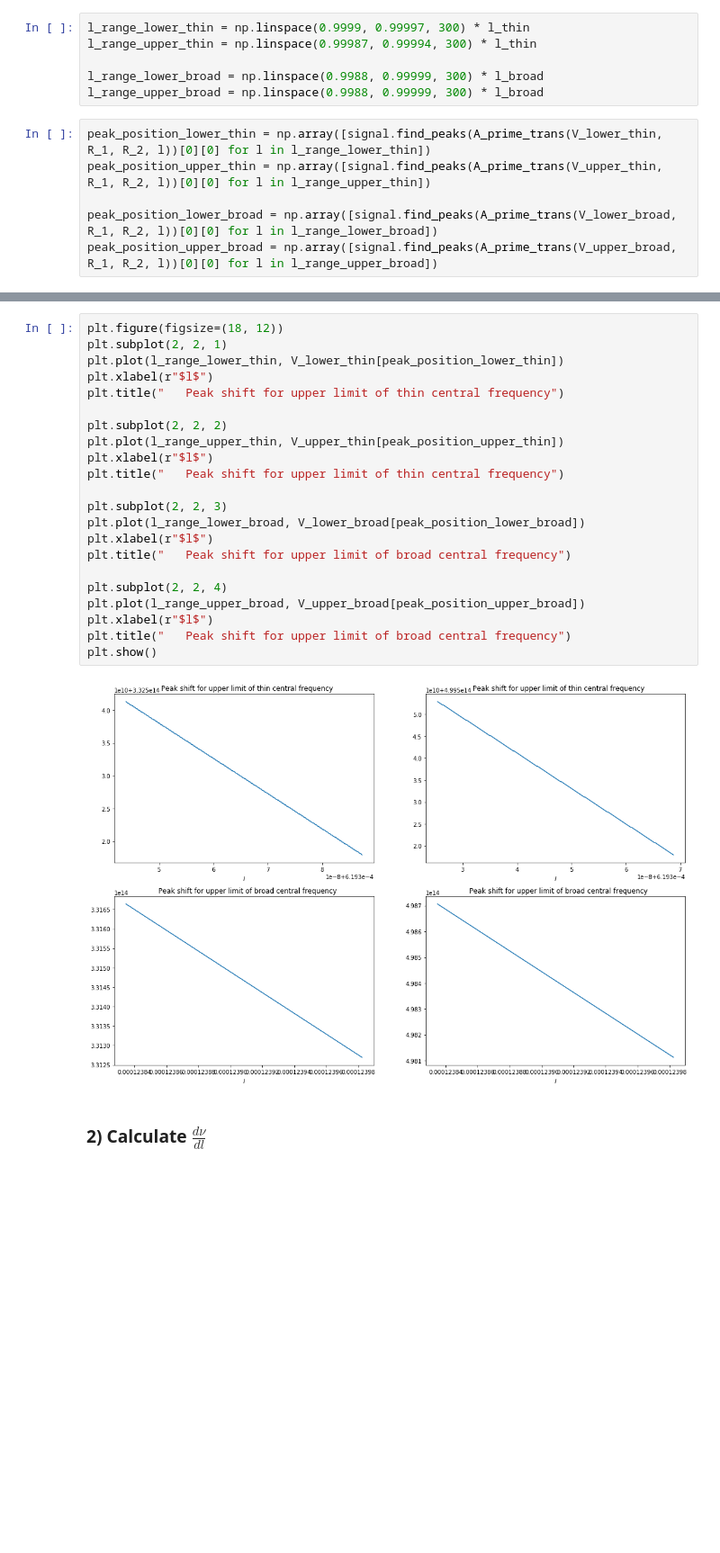
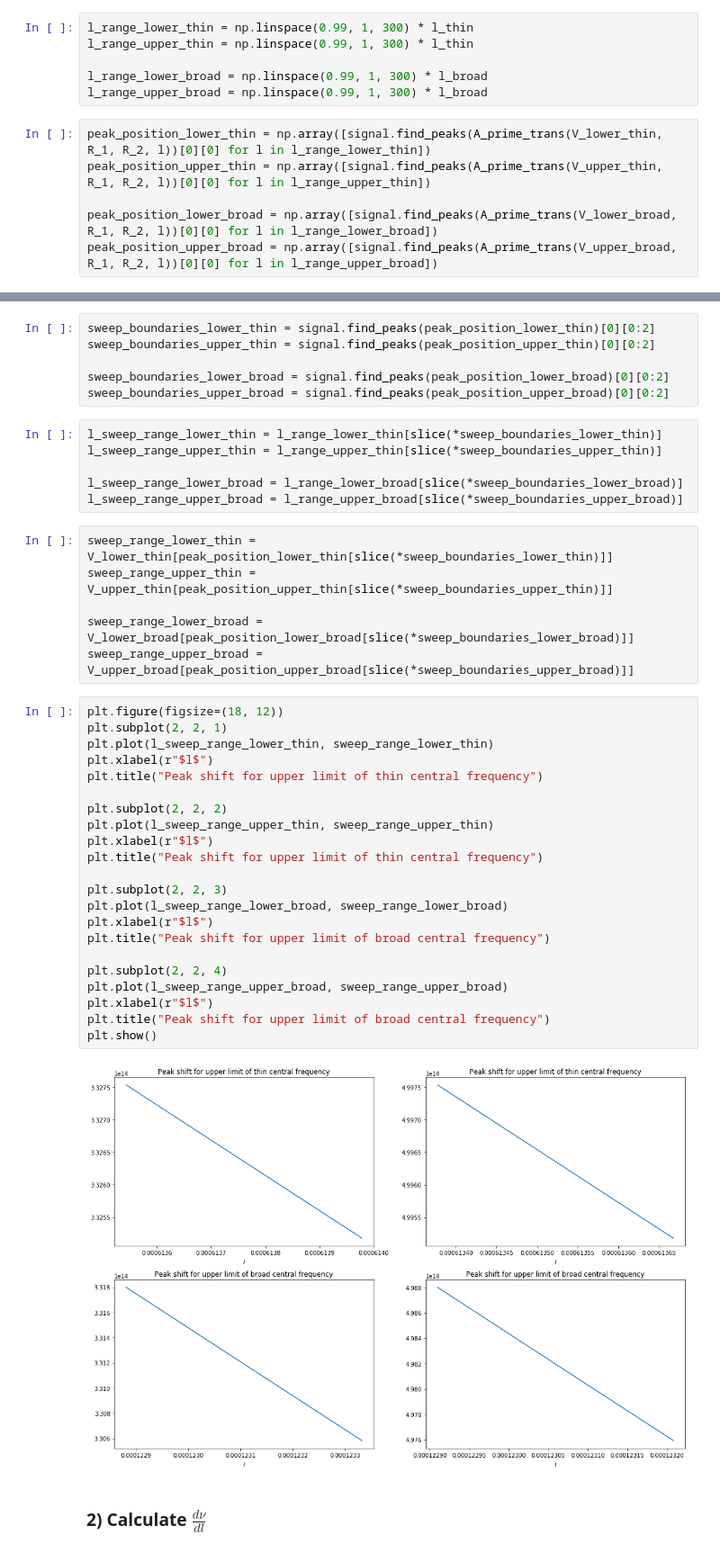
Before and after one commit to JKU-HFP/Sizing_Fabry_Perot_Interferometer, a Jupyter notebook: Sizing_Fabry_Perot_Interferometer.ipynb, the cells around one changed output, grey strips where cells are left out. Shown: that part at 90% size. Cells and saved outputs as stored; diff of their text form; blank space fills up the shorter version.

```diff
--- a/Sizing_Fabry_Perot_Interferometer.ipynb
+++ b/Sizing_Fabry_Perot_Interferometer.ipynb
@@ -283,11 +283,11 @@ V_upper_thin = np.linspace(*v_boundaries_upper_thin, number_of_points)
 V_lower_broad = np.linspace(*v_boundaries_lower_broad, number_of_points)
 V_upper_broad = np.linspace(*v_boundaries_upper_broad, number_of_points)
 # %%
-l_range_lower_thin = np.linspace(0.9999, 0.99997, 300) * l_thin
-l_range_upper_thin = np.linspace(0.99987, 0.99994, 300) * l_thin
+l_range_lower_thin = np.linspace(0.99, 1, 300) * l_thin
+l_range_upper_thin = np.linspace(0.99, 1, 300) * l_thin
 
-l_range_lower_broad = np.linspace(0.9988, 0.99999, 300) * l_broad
-l_range_upper_broad = np.linspace(0.9988, 0.99999, 300) * l_broad
+l_range_lower_broad = np.linspace(0.99, 1, 300) * l_broad
+l_range_upper_broad = np.linspace(0.99, 1, 300) * l_broad
 # %%
 peak_position_lower_thin = np.array([signal.find_peaks(A_prime_trans(V_lower_thin, R_1, R_2, l))[0][0] for l in l_range_lower_thin])
 peak_position_upper_thin = np.array([signal.find_peaks(A_prime_trans(V_upper_thin, R_1, R_2, l))[0][0] for l in l_range_upper_thin])
@@ -297,26 +299,44 @@ peak_position_upper_broad = np.array([signal.find_peaks(A_prime_trans(V_upper_br
+# %%
+sweep_boundaries_lower_thin = signal.find_peaks(peak_position_lower_thin)[0][0:2]
+sweep_boundaries_upper_thin = signal.find_peaks(peak_position_upper_thin)[0][0:2]
+
+sweep_boundaries_lower_broad = signal.find_peaks(peak_position_lower_broad)[0][0:2]
+sweep_boundaries_upper_broad = signal.find_peaks(peak_position_upper_broad)[0][0:2]
+# %%
+l_sweep_range_lower_thin = l_range_lower_thin[slice(*sweep_boundaries_lower_thin)]
+l_sweep_range_upper_thin = l_range_upper_thin[slice(*sweep_boundaries_upper_thin)]
+
+l_sweep_range_lower_broad = l_range_lower_broad[slice(*sweep_boundaries_lower_broad)]
+l_sweep_range_upper_broad = l_range_upper_broad[slice(*sweep_boundaries_upper_broad)]
+# %%
+sweep_range_lower_thin = V_lower_thin[peak_position_lower_thin[slice(*sweep_boundaries_lower_thin)]]
+sweep_range_upper_thin = V_upper_thin[peak_position_upper_thin[slice(*sweep_boundaries_upper_thin)]]
+
+sweep_range_lower_broad = V_lower_broad[peak_position_lower_broad[slice(*sweep_boundaries_lower_broad)]]
+sweep_range_upper_broad = V_upper_broad[peak_position_upper_broad[slice(*sweep_boundaries_upper_broad)]]
 # %%
 plt.figure(figsize=(18, 12))
 plt.subplot(2, 2, 1)
-plt.plot(l_range_lower_thin, V_lower_thin[peak_position_lower_thin])
+plt.plot(l_sweep_range_lower_thin, sweep_range_lower_thin)
 plt.xlabel(r"$l$")
-plt.title("   Peak shift for upper limit of thin central frequency")
+plt.title("Peak shift for upper limit of thin central frequency")
 
 plt.subplot(2, 2, 2)
-plt.plot(l_range_upper_thin, V_upper_thin[peak_position_upper_thin])
+plt.plot(l_sweep_range_upper_thin, sweep_range_upper_thin)
 plt.xlabel(r"$l$")
-plt.title("   Peak shift for upper limit of thin central frequency")
+plt.title("Peak shift for upper limit of thin central frequency")
 
 plt.subplot(2, 2, 3)
-plt.plot(l_range_lower_broad, V_lower_broad[peak_position_lower_broad])
+plt.plot(l_sweep_range_lower_broad, sweep_range_lower_broad)
 plt.xlabel(r"$l$")
-plt.title("   Peak shift for upper limit of broad central frequency")
+plt.title("Peak shift for upper limit of broad central frequency")
 
 plt.subplot(2, 2, 4)
-plt.plot(l_range_upper_broad, V_upper_broad[peak_position_upper_broad])
+plt.plot(l_sweep_range_upper_broad, sweep_range_upper_broad)
 plt.xlabel(r"$l$")
-plt.title("   Peak shift for upper limit of broad central frequency")
+plt.title("Peak shift for upper limit of broad central frequency")
 plt.show()
 # %% [output]
-[figure, old version]
+[figure, new version]
 # %% [markdown]
 ### 2) Calculate $\frac{d\nu}{dl}$
```
Also changed, not shown: parts of 6 cells of this notebook.
